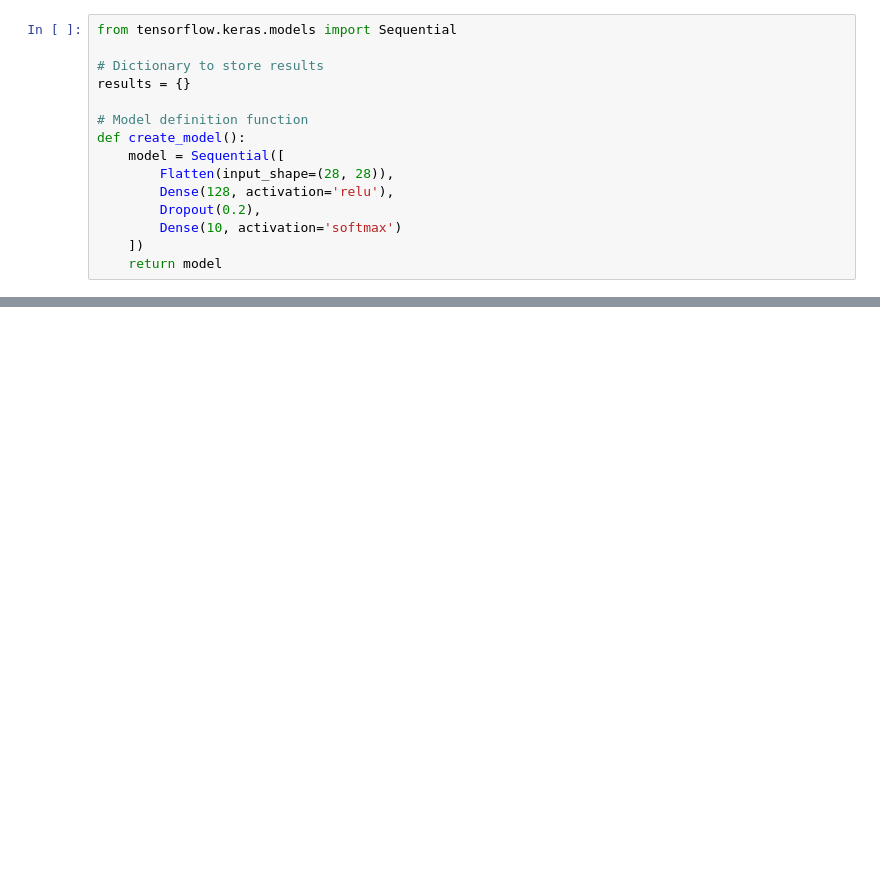
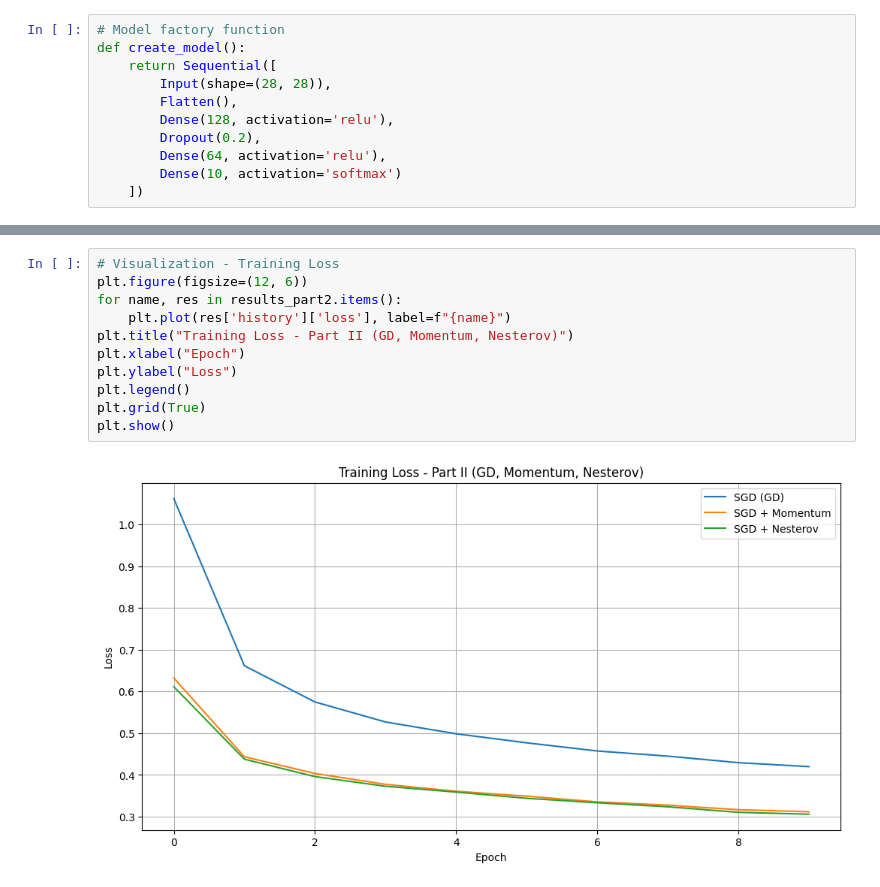
Before and after one commit to ab3lT/deep-learning-optimizer-comparison, a Jupyter notebook: notebook/part-two.ipynb, the cells around one changed output, grey strips where cells are left out. Saved outputs shown, nothing was run; the diff lists cells and outputs as text; blank space fills up the shorter version.

```diff
--- a/notebook/part-two.ipynb
+++ b/notebook/part-two.ipynb
@@ -15,15 +16,11 @@ y_test_cat = to_categorical(y_test)
 # %%
-from tensorflow.keras.models import Sequential
-
-# Dictionary to store results
-results = {}
-
-# Model definition function
+# Model factory function
 def create_model():
-    model = Sequential([
-        Flatten(input_shape=(28, 28)),
+    return Sequential([
+        Input(shape=(28, 28)),
+        Flatten(),
         Dense(128, activation='relu'),
         Dropout(0.2),
+        Dense(64, activation='relu'),
         Dense(10, activation='softmax')
     ])
-    return model
@@ -224,0 +72,13 @@ Adagrad    - Accuracy: 0.8054, F1 Score: 0.8029
+# %%
+# Visualization - Training Loss
+plt.figure(figsize=(12, 6))
+for name, res in results_part2.items():
+    plt.plot(res['history']['loss'], label=f"{name}")
+plt.title("Training Loss - Part II (GD, Momentum, Nesterov)")
+plt.xlabel("Epoch")
+plt.ylabel("Loss")
+plt.legend()
+plt.grid(True)
+plt.show()
+# %% [output]
+[figure, added]
```
Also changed, not shown: parts of 12 cells of this notebook, 3 other files.
